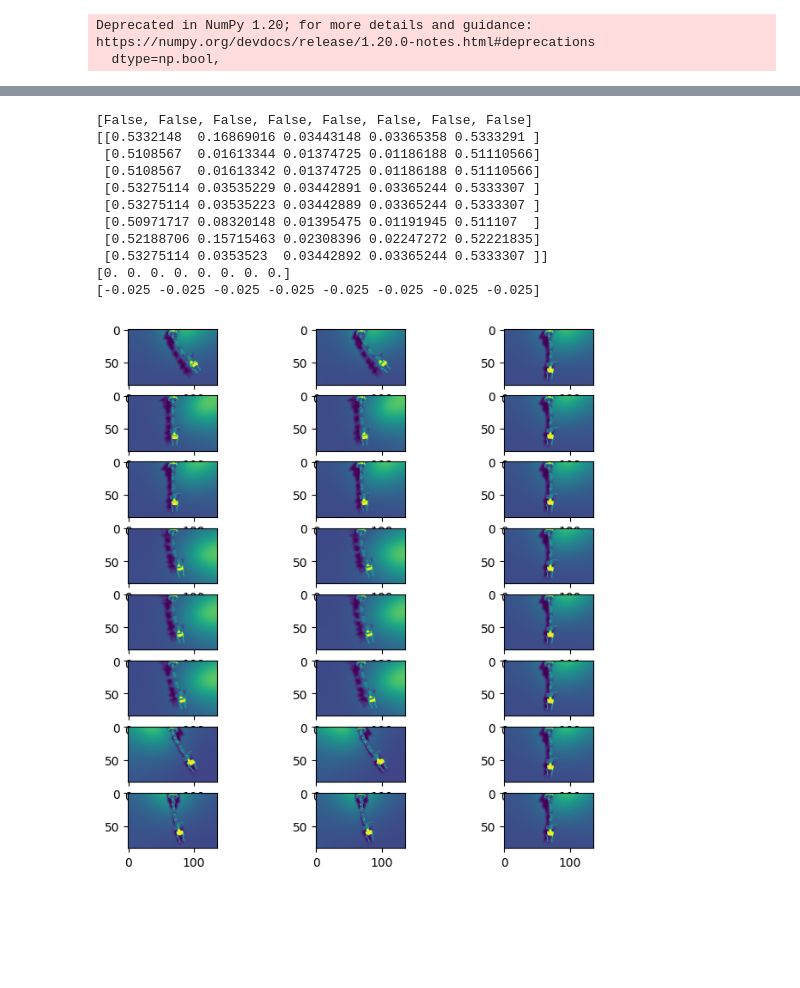
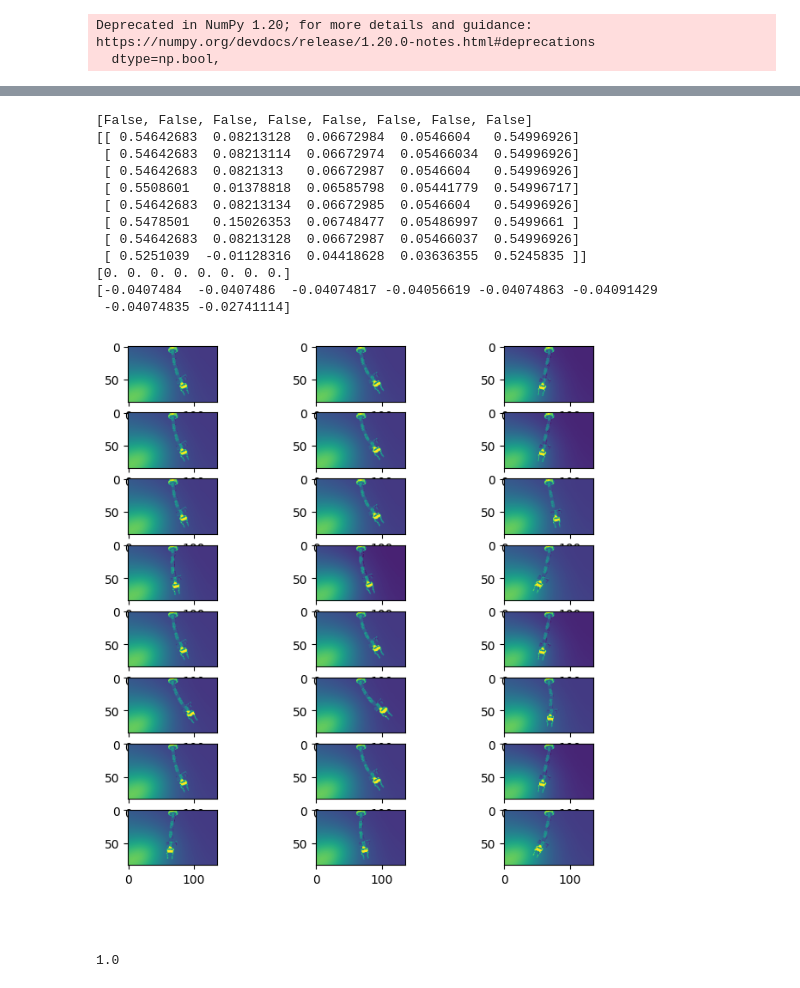
Before and after one commit to cthoens/purplerl, a Jupyter notebook: notebooks/UnityEvnTest.ipynb, the cells around one changed output, grey strips where cells are left out. Cells and saved outputs as stored; diff of their text form; code cells hidden in the pictures; blank space fills up the shorter version.

Commit message:
goal-channel

```diff
--- a/notebooks/UnityEvnTest.ipynb
+++ b/notebooks/UnityEvnTest.ipynb
@@ -23,7 +23,7 @@ import importlib
 importlib.reload(purplerl.train_robotarm)
 
 file_name = "/home/cthoens/code/UnityRL/ml-agents-robots/Builds/RobotArm.x86_64"
-env = RobotArmEnvManager(file_name, port_=6164, headless=False)
+env = RobotArmEnvManager(file_name, port_=6164)
 # %% [output]
 [UnityMemory] Configuration Parameters - Can be set up in boot.config
     "memorysetup-bucket-allocator-granularity=16"
@@ -49,7 +49,7 @@ last_obs = env.reset()
 
 fig, axs = plt.subplots(env.env_count, 2, figsize=(8,8), dpi= 100)
 for envIdx in range(env.env_count):
-    axs[envIdx,0].imshow(env._training_obs(last_obs)[envIdx].squeeze())
-    axs[envIdx,1].imshow(env._goal_obs(last_obs)[envIdx].squeeze())
+    axs[envIdx,0].imshow(env._visual_obs(last_obs)[envIdx][0])
+    axs[envIdx,1].imshow(env._visual_obs(last_obs)[envIdx][1])
 plt.show()
 # %% [output]
@@ -59,50 +59,51 @@ def heuristic(position_obs, env_index) -> list[int]:
     act = []
 
     for trainingAngle in position_obs[env_index]:
-        act.append(1.0)
+        act.append(3.0)
 
     return act
 
 joint_angles = env._joint_angles(last_obs)
 
 act = torch.tensor([heuristic(joint_angles, env_index) for env_index in range(env.env_count)])
 
 obs, rew, done, success = env.step(act)
 
 def plot():
     fig, axs = plt.subplots(env.env_count, 3, figsize=(8,8), dpi= 100)
     for envIdx in range(env.env_count):
-        axs[envIdx,0].imshow(env._training_obs(last_obs)[envIdx].squeeze())
-        axs[envIdx,1].imshow(env._training_obs(obs)[envIdx].squeeze())
-        axs[envIdx,2].imshow(env._goal_obs(obs)[envIdx].squeeze())
+        axs[envIdx,0].imshow(env._visual_obs(last_obs)[envIdx][0].squeeze())
+        axs[envIdx,1].imshow(env._visual_obs(obs)[envIdx][0].squeeze())
+        axs[envIdx,2].imshow(env._visual_obs(obs)[envIdx][1].squeeze())
     plt.show()
 
 
 joint_angles = env._joint_angles(obs) #np.array(env._joint_angles(obs) * 180, dtype = int)
 remaining = env._remaining(obs).flatten()
 
 print(done)
 print(joint_angles)
 print(remaining)
 #print(env.stats_channel.stats)
 print(rew)
 
 plot()
 
 last_obs = obs
 # %% [output]
 [False, False, False, False, False, False, False, False]
-[[0.5332148  0.16869016 0.03443148 0.03365358 0.5333291 ]
- [0.5108567  0.01613344 0.01374725 0.01186188 0.51110566]
- [0.5108567  0.01613342 0.01374725 0.01186188 0.51110566]
- [0.53275114 0.03535229 0.03442891 0.03365244 0.5333307 ]
- [0.53275114 0.03535223 0.03442889 0.03365244 0.5333307 ]
- [0.50971717 0.08320148 0.01395475 0.01191945 0.511107  ]
- [0.52188706 0.15715463 0.02308396 0.02247272 0.52221835]
- [0.53275114 0.0353523  0.03442892 0.03365244 0.5333307 ]]
+[[ 0.54642683  0.08213128  0.06672984  0.0546604   0.54996926]
+ [ 0.54642683  0.08213114  0.06672974  0.05466034  0.54996926]
+ [ 0.54642683  0.0821313   0.06672987  0.0546604   0.54996926]
+ [ 0.5508601   0.01378818  0.06585798  0.05441779  0.54996717]
+ [ 0.54642683  0.08213134  0.06672985  0.0546604   0.54996926]
+ [ 0.5478501   0.15026353  0.06748477  0.05486997  0.5499661 ]
+ [ 0.54642683  0.08213128  0.06672987  0.05466037  0.54996926]
+ [ 0.5251039  -0.01128316  0.04418628  0.03636355  0.5245835 ]]
 [0. 0. 0. 0. 0. 0. 0. 0.]
-[-0.025 -0.025 -0.025 -0.025 -0.025 -0.025 -0.025 -0.025]
+[-0.0407484  -0.0407486  -0.04074817 -0.04056619 -0.04074863 -0.04091429
+ -0.04074835 -0.02741114]
-[figure, old version]
+[figure, new version]
 # %% [markdown]
 ##
 # %%
@@ -129,3 +130,7 @@ joint_angles = env._joint_angles(last_obs)
 goal_angles = env._goal_angles(last_obs)
 
 act = torch.tensor([heuristic(joint_angles, goal_angles, env_index) for env_index in range(env.env_count)])
+# %%
+env._visual_obs(last_obs)[envIdx][0].max()
+# %% [output]
+1.0
```
Also changed, not shown: parts of 1 cell of this notebook, 1 other file.
